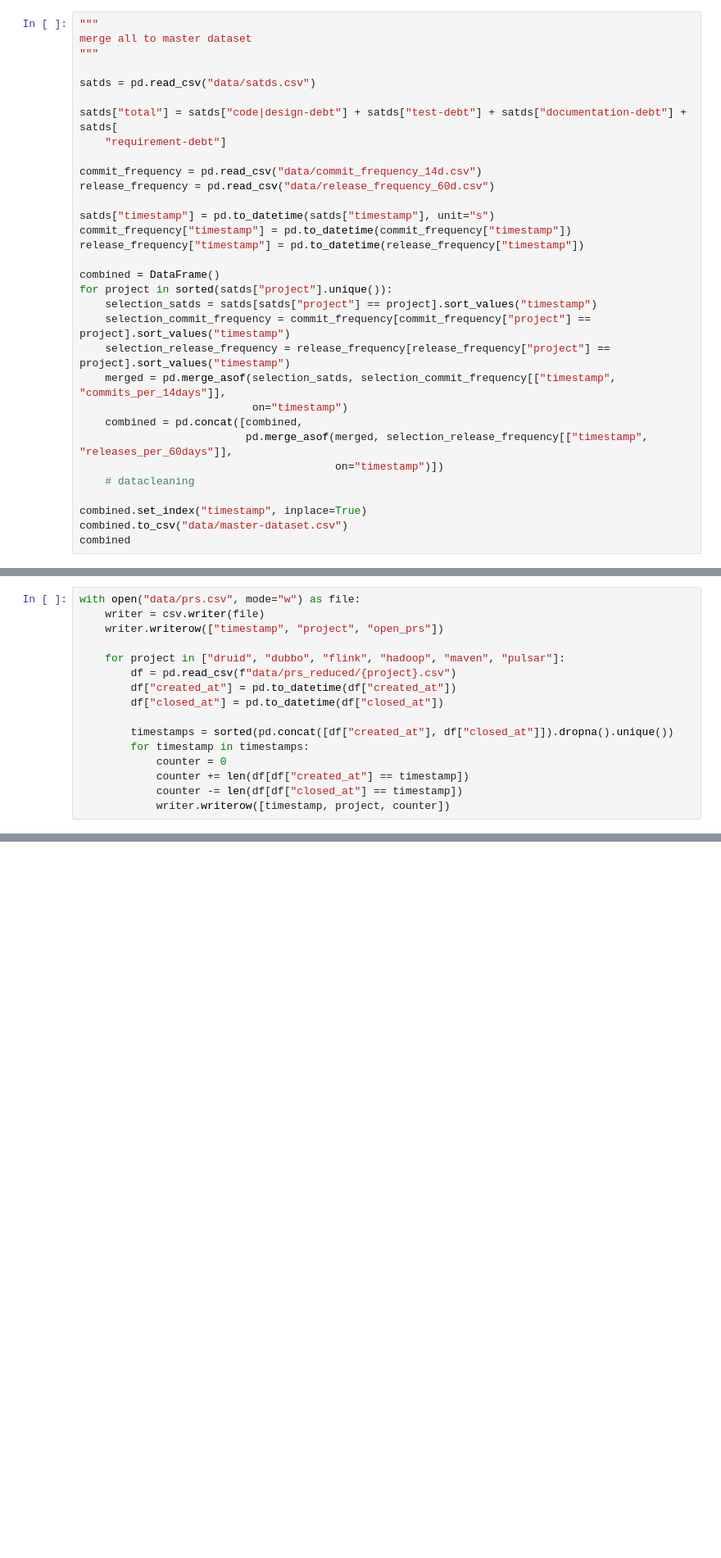
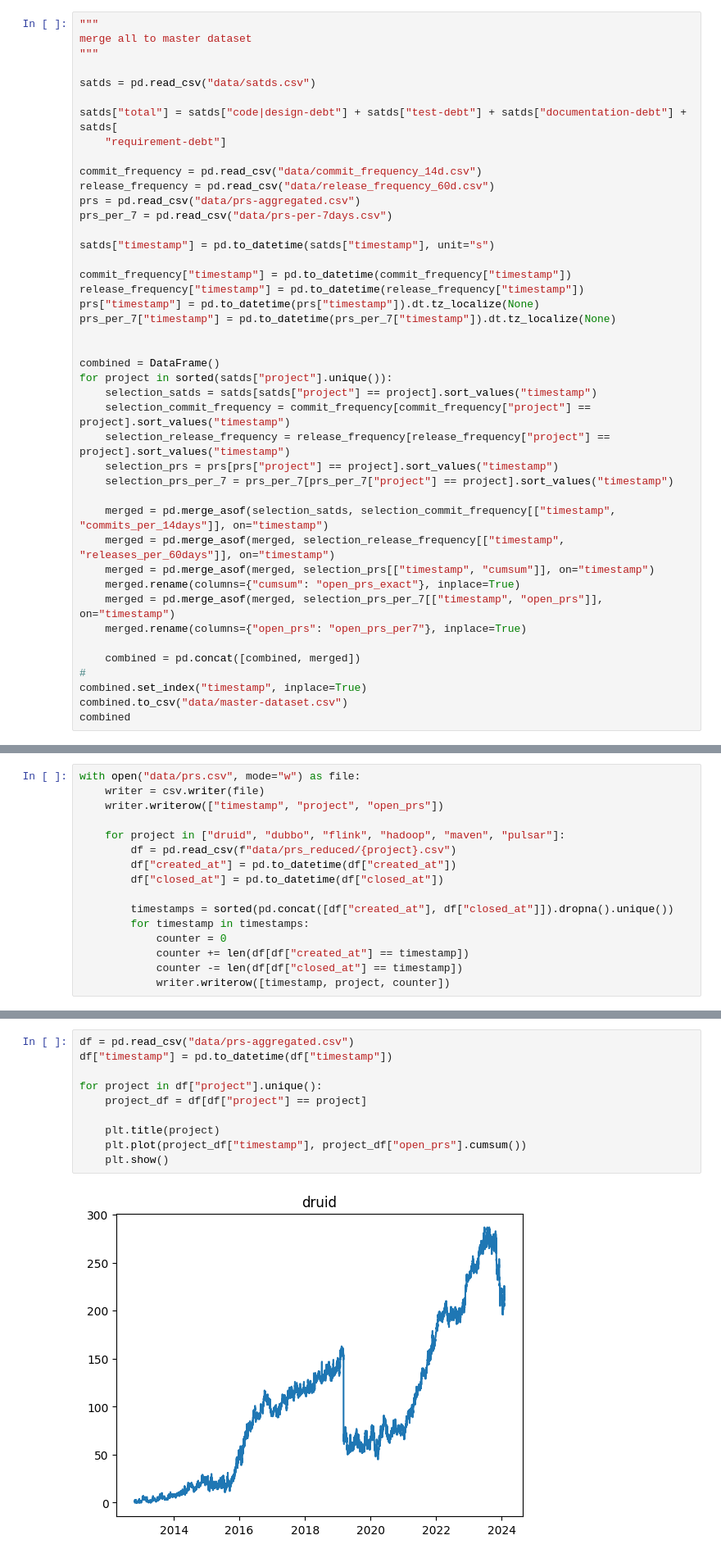
Before and after one commit to patricklindner/satd_finder, a Jupyter notebook: preparation.ipynb, the cells around one changed output, grey strips where cells are left out. Shown: that part at 82% size. Cells and saved outputs as stored; diff of their text form; blank space fills up the shorter version.

Commit message:
added pr data to master dataset

```diff
--- a/preparation.ipynb
+++ b/preparation.ipynb
@@ -72,23 +72,34 @@ satds["total"] = satds["code|design-debt"] + satds["test-debt"] + satds["documen
 
 commit_frequency = pd.read_csv("data/commit_frequency_14d.csv")
 release_frequency = pd.read_csv("data/release_frequency_60d.csv")
+prs = pd.read_csv("data/prs-aggregated.csv")
+prs_per_7 = pd.read_csv("data/prs-per-7days.csv")
 
 satds["timestamp"] = pd.to_datetime(satds["timestamp"], unit="s")
+
 commit_frequency["timestamp"] = pd.to_datetime(commit_frequency["timestamp"])
 release_frequency["timestamp"] = pd.to_datetime(release_frequency["timestamp"])
+prs["timestamp"] = pd.to_datetime(prs["timestamp"]).dt.tz_localize(None)
+prs_per_7["timestamp"] = pd.to_datetime(prs_per_7["timestamp"]).dt.tz_localize(None)
+
 
 combined = DataFrame()
 for project in sorted(satds["project"].unique()):
     selection_satds = satds[satds["project"] == project].sort_values("timestamp")
     selection_commit_frequency = commit_frequency[commit_frequency["project"] == project].sort_values("timestamp")
     selection_release_frequency = release_frequency[release_frequency["project"] == project].sort_values("timestamp")
-    merged = pd.merge_asof(selection_satds, selection_commit_frequency[["timestamp", "commits_per_14days"]],
-                           on="timestamp")
-    combined = pd.concat([combined,
-                          pd.merge_asof(merged, selection_release_frequency[["timestamp", "releases_per_60days"]],
-                                        on="timestamp")])
-    # datacleaning
+    selection_prs = prs[prs["project"] == project].sort_values("timestamp")
+    selection_prs_per_7 = prs_per_7[prs_per_7["project"] == project].sort_values("timestamp")
 
+    merged = pd.merge_asof(selection_satds, selection_commit_frequency[["timestamp", "commits_per_14days"]], on="timestamp")
+    merged = pd.merge_asof(merged, selection_release_frequency[["timestamp", "releases_per_60days"]], on="timestamp")
+    merged = pd.merge_asof(merged, selection_prs[["timestamp", "cumsum"]], on="timestamp")
+    merged.rename(columns={"cumsum": "open_prs_exact"}, inplace=True)
+    merged = pd.merge_asof(merged, selection_prs_per_7[["timestamp", "open_prs"]], on="timestamp")
+    merged.rename(columns={"open_prs": "open_prs_per7"}, inplace=True)
+
+    combined = pd.concat([combined, merged])
+#
 combined.set_index("timestamp", inplace=True)
 combined.to_csv("data/master-dataset.csv")
 combined
@@ -152,3 +163,15 @@ for project in df["project"].unique():
 combined.to_csv("data/prs-aggregated.csv")
 frequency.rename(columns={"open_prs": "open_prs_per_7days"})
 frequency.to_csv("data/prs-per-7days.csv")
+# %%
+df = pd.read_csv("data/prs-aggregated.csv")
+df["timestamp"] = pd.to_datetime(df["timestamp"])
+
+for project in df["project"].unique():
+    project_df = df[df["project"] == project]
+
+    plt.title(project)
+    plt.plot(project_df["timestamp"], project_df["open_prs"].cumsum())
+    plt.show()
+# %% [output]
+[figure, added]
```
Also changed, not shown: parts of 4 cells of this notebook, 1 other file.
